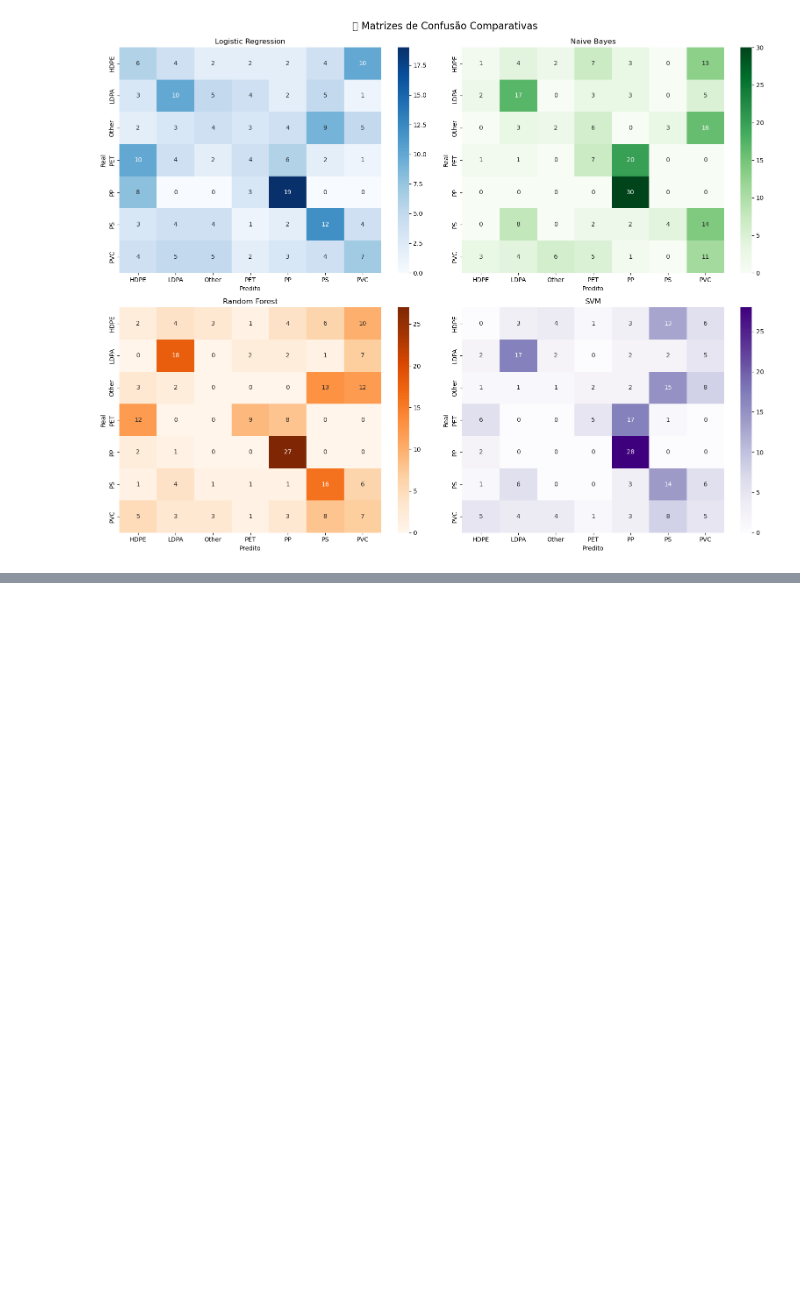
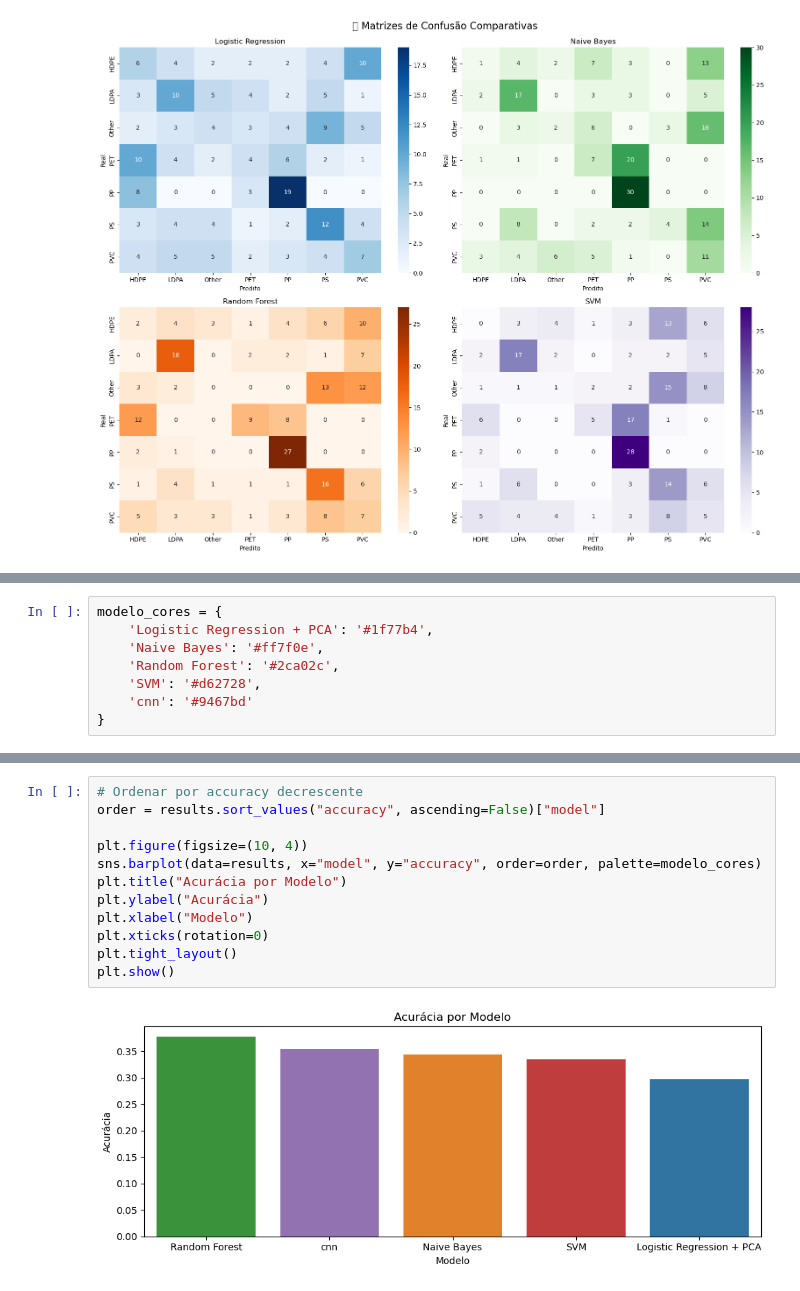
Before and after one commit to Graciliana/classificacao_plastico, a Jupyter notebook: models/model_comparison.ipynb, the cells around one changed output, grey strips where cells are left out. Saved outputs shown, nothing was run; the diff lists cells and outputs as text; blank space fills up the shorter version.

```diff
--- a/models/model_comparison.ipynb
+++ b/models/model_comparison.ipynb
@@ -436,0 +440,8 @@ plt.show()
+# %%
+modelo_cores = {
+    'Logistic Regression + PCA': '#1f77b4',
+    'Naive Bayes': '#ff7f0e',
+    'Random Forest': '#2ca02c',
+    'SVM': '#d62728',
+    'cnn': '#9467bd'
+}
@@ -436,0 +512,14 @@ plt.show()
+# %%
+# Ordenar por accuracy decrescente
+order = results.sort_values("accuracy", ascending=False)["model"]
+
+plt.figure(figsize=(10, 4))
+sns.barplot(data=results, x="model", y="accuracy", order=order, palette=modelo_cores)
+plt.title("Acurácia por Modelo")
+plt.ylabel("Acurácia")
+plt.xlabel("Modelo")
+plt.xticks(rotation=0)
+plt.tight_layout()
+plt.show()
+# %% [output]
+[figure, added]
```
Also changed, not shown: parts of 16 cells of this notebook, 4 other files.
